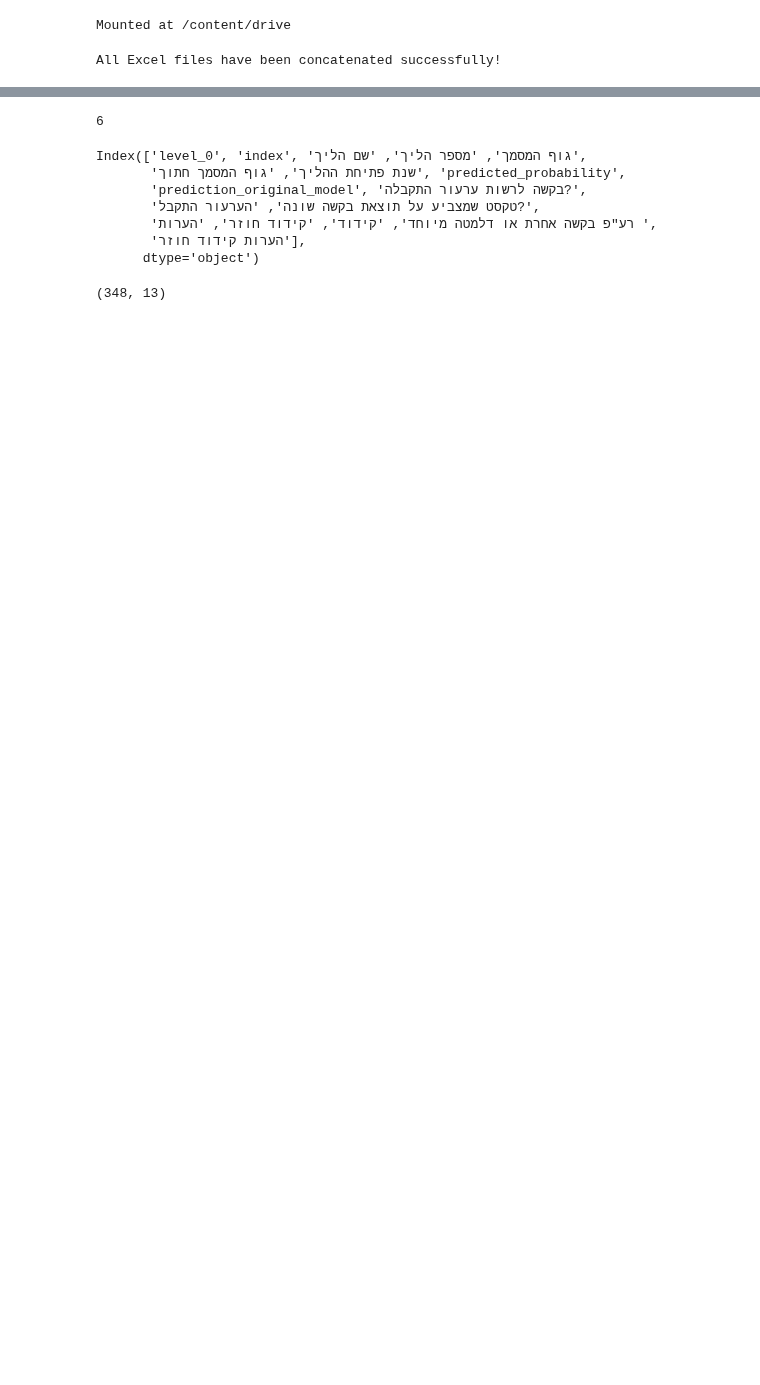
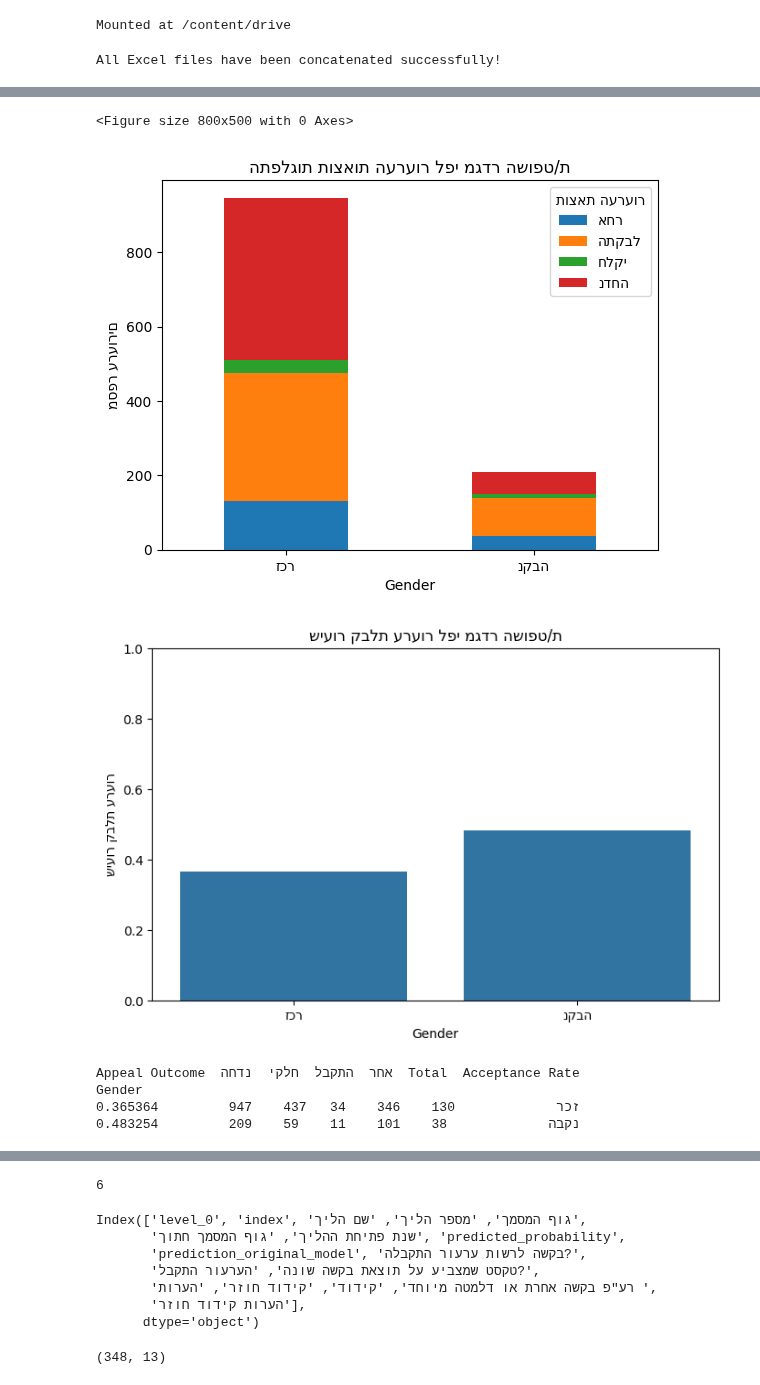
Before and after one commit to noambassat/SupremeCourtClassifier, a Jupyter notebook: LLM_Court.ipynb, the cells around one changed output, grey strips where cells are left out. Saved outputs shown, nothing was run; the diff lists cells and outputs as text; code cells hidden in the pictures; blank space fills up the shorter version.

```diff
--- a/LLM_Court.ipynb
+++ b/LLM_Court.ipynb
@@ -45,3 +45,10 @@ else:
         print("All Excel files have been concatenated successfully!")
 # %% [output]
 All Excel files have been concatenated successfully!
+# %%
+full_ra_rap = pd.read_excel("/content/drive/My Drive/full_ra_rap.xlsx")
+# %%
+check_gender_bias = pd.concat([dataframes[0], dataframes[1], dataframes[2]])
+check_gender_bias = pd.merge(full_ra_rap, check_gender_bias, on='מספר הליך', how='right')
+check_gender_bias.drop_duplicates(subset = 'מספר הליך',inplace = True)
+check_gender_bias.dropna(subset = ["בקשה לרשות ערעור התקבלה?"],inplace=True)
@@ -47,0 +84,55 @@ All Excel files have been concatenated successfully!
+# %%
+import pandas as pd
+import matplotlib.pyplot as plt
+import seaborn as sns
+from ast import literal_eval
+
+
+# המרת המחרוזת ברשימת מגדרים למבנה רשימה
+check_gender_bias["מגדר"] = check_gender_bias["מגדר"].apply(literal_eval)  # ממיר טקסט לרשימה
+
+# פונקציה להשטחת הנתונים – כל שופט יקבל שורה משלו
+def expand_genders(df):
+    expanded_data = []
+    for _, row in df.iterrows():
+        for gender in row["מגדר"]:
+            expanded_data.append({"Gender": gender, "Appeal Outcome": row["בקשה לרשות ערעור התקבלה?"]})
+    return pd.DataFrame(expanded_data)
+
+# הרחבת הטבלה
+df_expanded = expand_genders(check_gender_bias)
+
+# ספירת תוצאות הערעור לפי מגדר
+outcome_counts = df_expanded.groupby(["Gender", "Appeal Outcome"]).size().unstack().fillna(0)
+
+# יצירת גרף התפלגות תוצאות לפי מגדר
+plt.figure(figsize=(8, 5))
+outcome_counts.plot(kind="bar", stacked=True)
+plt.ylabel("מספר ערעורים")
+plt.title("התפלגות תוצאות הערעור לפי מגדר השופט/ת")
+plt.xticks(rotation=0)
+plt.legend(title="תוצאת הערעור")
+plt.show()
+
+# חישוב יחס קבלת ערעור לכל מגדר
+outcome_counts["Total"] = outcome_counts.sum(axis=1)
+outcome_counts["Acceptance Rate"] = outcome_counts.get("התקבל", 0) / outcome_counts["Total"]
+
+# יצירת גרף של אחוזי קבלת ערעור לפי מגדר
+plt.figure(figsize=(8, 5))
+sns.barplot(x=outcome_counts.index, y=outcome_counts["Acceptance Rate"])
+plt.ylabel("שיעור קבלת ערעור")
+plt.title("שיעור קבלת ערעור לפי מגדר השופט/ת")
+plt.ylim(0, 1)
+plt.show()
+
+# הצגת הטבלה עם התוצאות
+print(outcome_counts)
+# %% [output]
+<Figure size 800x500 with 0 Axes>
+[figure, added]
+[figure, added]
+Appeal Outcome  אחר  התקבל  חלקי  נדחה  Total  Acceptance Rate
+Gender
+זכר             130    346    34   437    947         0.365364
+נקבה             38    101    11    59    209         0.483254
```
Also changed, not shown: parts of 42 cells of this notebook.
